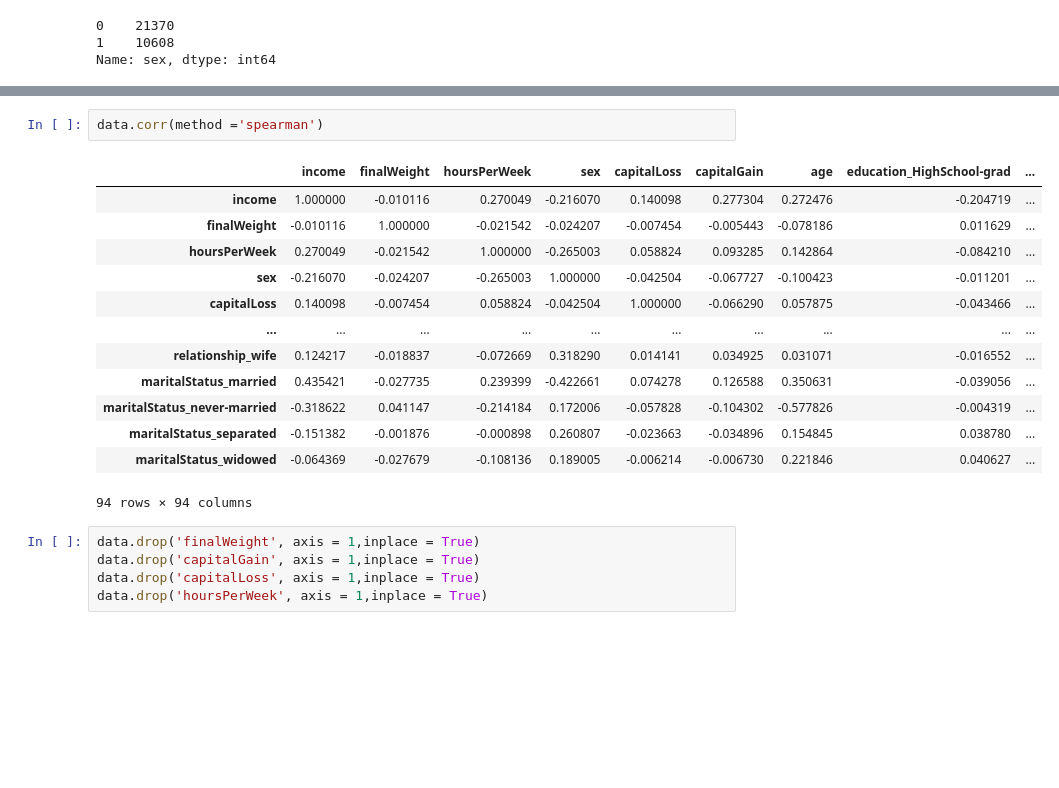
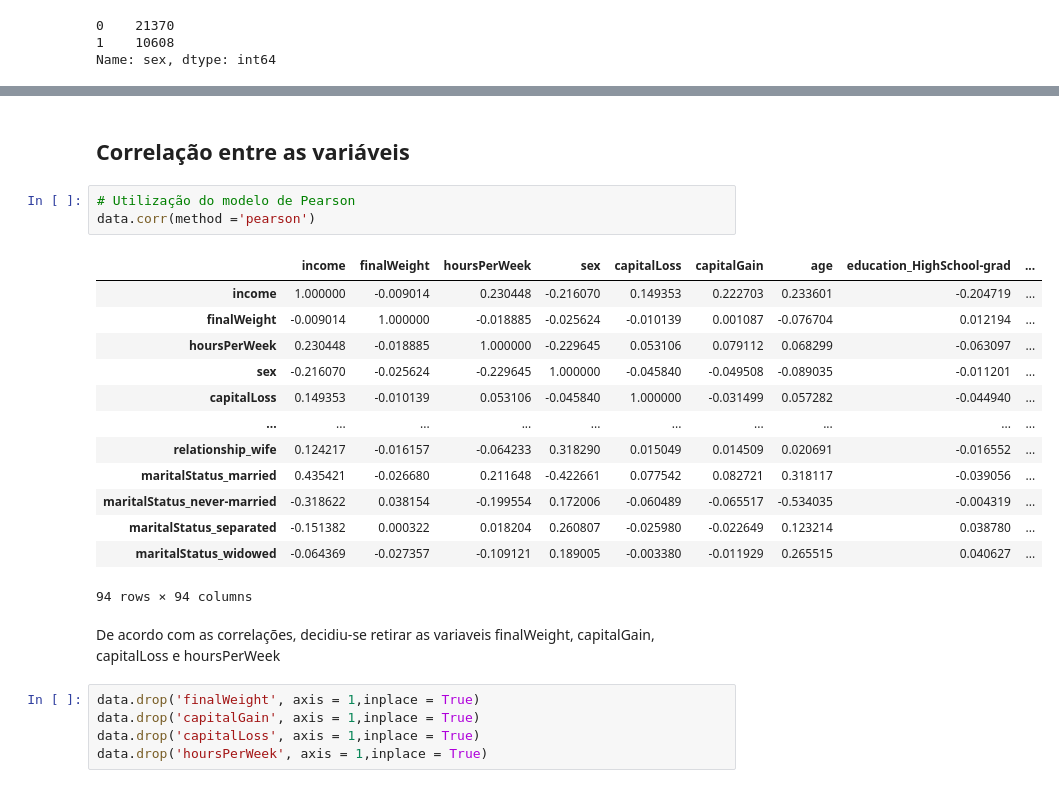
Before and after one commit to imacellone/speed-layer-2, a Jupyter notebook: jupyter/notebooks/POC-dataset-mongodb.ipynb, the cells around one changed output, grey strips where cells are left out. Saved outputs shown, nothing was run; the diff lists cells and outputs as text; blank space fills up the shorter version.

```diff
--- a/jupyter/notebooks/POC-dataset-mongodb.ipynb
+++ b/jupyter/notebooks/POC-dataset-mongodb.ipynb
@@ -469,20 +624,25 @@ data.head()
 5 rows × 94 columns
+# %% [markdown]
+## Correlação entre as variáveis
 # %%
-data.corr(method ='spearman')
+# Utilização do modelo de Pearson
+data.corr(method ='pearson')
 # %% [output]
 |  | income | finalWeight | hoursPerWeek | sex | capitalLoss | capitalGain | age | education_HighSchool-grad | ... |
-| income | 1.000000 | -0.010116 | 0.270049 | -0.216070 | 0.140098 | 0.277304 | 0.272476 | -0.204719 | ... |
-| finalWeight | -0.010116 | 1.000000 | -0.021542 | -0.024207 | -0.007454 | -0.005443 | -0.078186 | 0.011629 | ... |
-| hoursPerWeek | 0.270049 | -0.021542 | 1.000000 | -0.265003 | 0.058824 | 0.093285 | 0.142864 | -0.084210 | ... |
-| sex | -0.216070 | -0.024207 | -0.265003 | 1.000000 | -0.042504 | -0.067727 | -0.100423 | -0.011201 | ... |
-| capitalLoss | 0.140098 | -0.007454 | 0.058824 | -0.042504 | 1.000000 | -0.066290 | 0.057875 | -0.043466 | ... |
+| income | 1.000000 | -0.009014 | 0.230448 | -0.216070 | 0.149353 | 0.222703 | 0.233601 | -0.204719 | ... |
+| finalWeight | -0.009014 | 1.000000 | -0.018885 | -0.025624 | -0.010139 | 0.001087 | -0.076704 | 0.012194 | ... |
+| hoursPerWeek | 0.230448 | -0.018885 | 1.000000 | -0.229645 | 0.053106 | 0.079112 | 0.068299 | -0.063097 | ... |
+| sex | -0.216070 | -0.025624 | -0.229645 | 1.000000 | -0.045840 | -0.049508 | -0.089035 | -0.011201 | ... |
+| capitalLoss | 0.149353 | -0.010139 | 0.053106 | -0.045840 | 1.000000 | -0.031499 | 0.057282 | -0.044940 | ... |
 | ... | ... | ... | ... | ... | ... | ... | ... | ... | ... |
-| relationship_wife | 0.124217 | -0.018837 | -0.072669 | 0.318290 | 0.014141 | 0.034925 | 0.031071 | -0.016552 | ... |
-| maritalStatus_married | 0.435421 | -0.027735 | 0.239399 | -0.422661 | 0.074278 | 0.126588 | 0.350631 | -0.039056 | ... |
-| maritalStatus_never-married | -0.318622 | 0.041147 | -0.214184 | 0.172006 | -0.057828 | -0.104302 | -0.577826 | -0.004319 | ... |
-| maritalStatus_separated | -0.151382 | -0.001876 | -0.000898 | 0.260807 | -0.023663 | -0.034896 | 0.154845 | 0.038780 | ... |
-| maritalStatus_widowed | -0.064369 | -0.027679 | -0.108136 | 0.189005 | -0.006214 | -0.006730 | 0.221846 | 0.040627 | ... |
+| relationship_wife | 0.124217 | -0.016157 | -0.064233 | 0.318290 | 0.015049 | 0.014509 | 0.020691 | -0.016552 | ... |
+| maritalStatus_married | 0.435421 | -0.026680 | 0.211648 | -0.422661 | 0.077542 | 0.082721 | 0.318117 | -0.039056 | ... |
+| maritalStatus_never-married | -0.318622 | 0.038154 | -0.199554 | 0.172006 | -0.060489 | -0.065517 | -0.534035 | -0.004319 | ... |
+| maritalStatus_separated | -0.151382 | 0.000322 | 0.018204 | 0.260807 | -0.025980 | -0.022649 | 0.123214 | 0.038780 | ... |
+| maritalStatus_widowed | -0.064369 | -0.027357 | -0.109121 | 0.189005 | -0.003380 | -0.011929 | 0.265515 | 0.040627 | ... |
 94 rows × 94 columns
+# %% [markdown]
+De acordo com as correlações, decidiu-se retirar as variaveis finalWeight, capitalGain, capitalLoss e hoursPerWeek
 # %%
 data.drop('finalWeight', axis = 1,inplace = True)
 data.drop('capitalGain', axis = 1,inplace = True)
```
Also changed, not shown: parts of 116 cells of this notebook.
